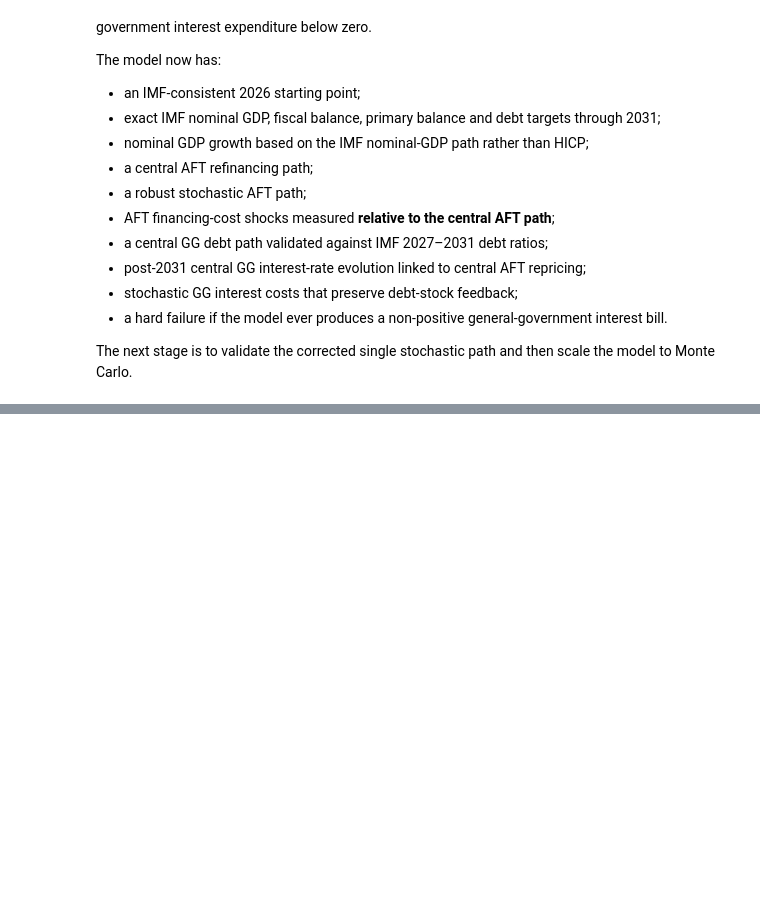
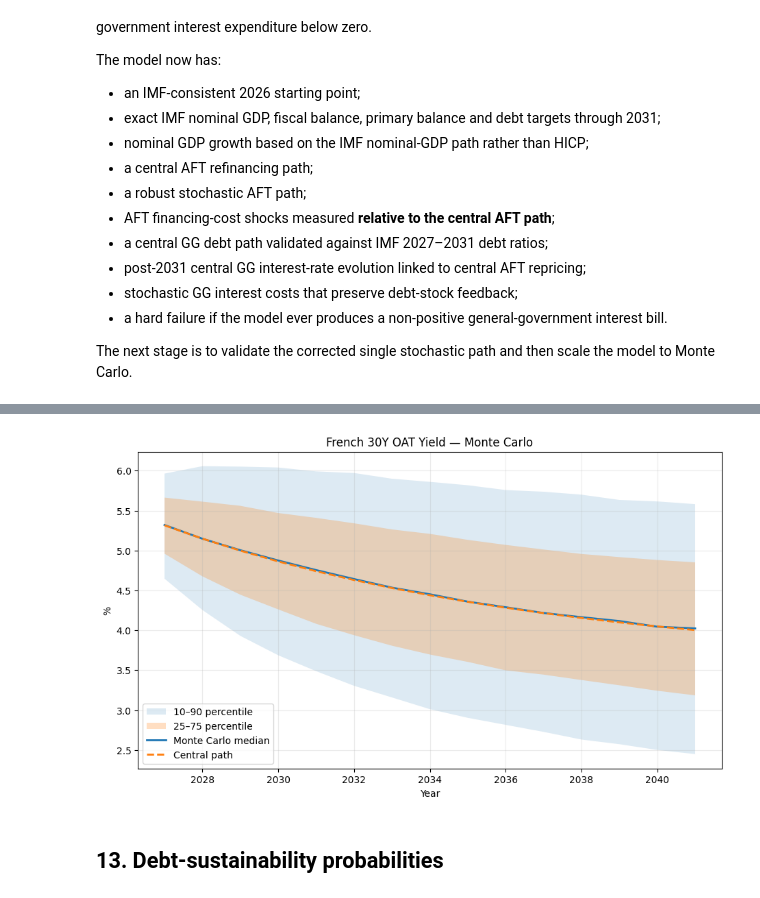
Before and after one commit to MikelCoti/french_oat_model, a Jupyter notebook: notebooks/02_stochastic_dsa.ipynb, the cells around one changed output, grey strips where cells are left out. Cells and saved outputs as stored; diff of their text form; code cells hidden in the pictures; blank space fills up the shorter version.

```diff
--- a/notebooks/02_stochastic_dsa.ipynb
+++ b/notebooks/02_stochastic_dsa.ipynb
@@ -2868,0 +3508,54 @@ Final single-path validation passed.
+# %%
+# ============================================================
+# 30Y OAT fan chart
+# ============================================================
+
+fig, ax = plt.subplots(
+    figsize=(11, 6)
+)
+
+ax.fill_between(
+    oat_fan["year"],
+    oat_fan["p10"] * 100,
+    oat_fan["p90"] * 100,
+    alpha=0.15,
+    label="10–90 percentile",
+)
+
+ax.fill_between(
+    oat_fan["year"],
+    oat_fan["p25"] * 100,
+    oat_fan["p75"] * 100,
+    alpha=0.25,
+    label="25–75 percentile",
+)
+
+ax.plot(
+    oat_fan["year"],
+    oat_fan["p50"] * 100,
+    linewidth=2,
+    label="Monte Carlo median",
+)
+
+ax.plot(
+    central_mc.index,
+    central_mc["oat_30y"] * 100,
+    linestyle="--",
+    linewidth=2,
+    label="Central path",
+)
+
+ax.set_title(
+    "French 30Y OAT Yield — Monte Carlo"
+)
+
+ax.set_xlabel("Year")
+ax.set_ylabel("%")
+ax.grid(alpha=0.25)
+ax.legend()
+
+plt.show()
+# %% [output]
+[figure, added]
+# %% [markdown]
+## 13. Debt-sustainability probabilities
```
Also changed, not shown: parts of 26 cells of this notebook, 49 other files.
